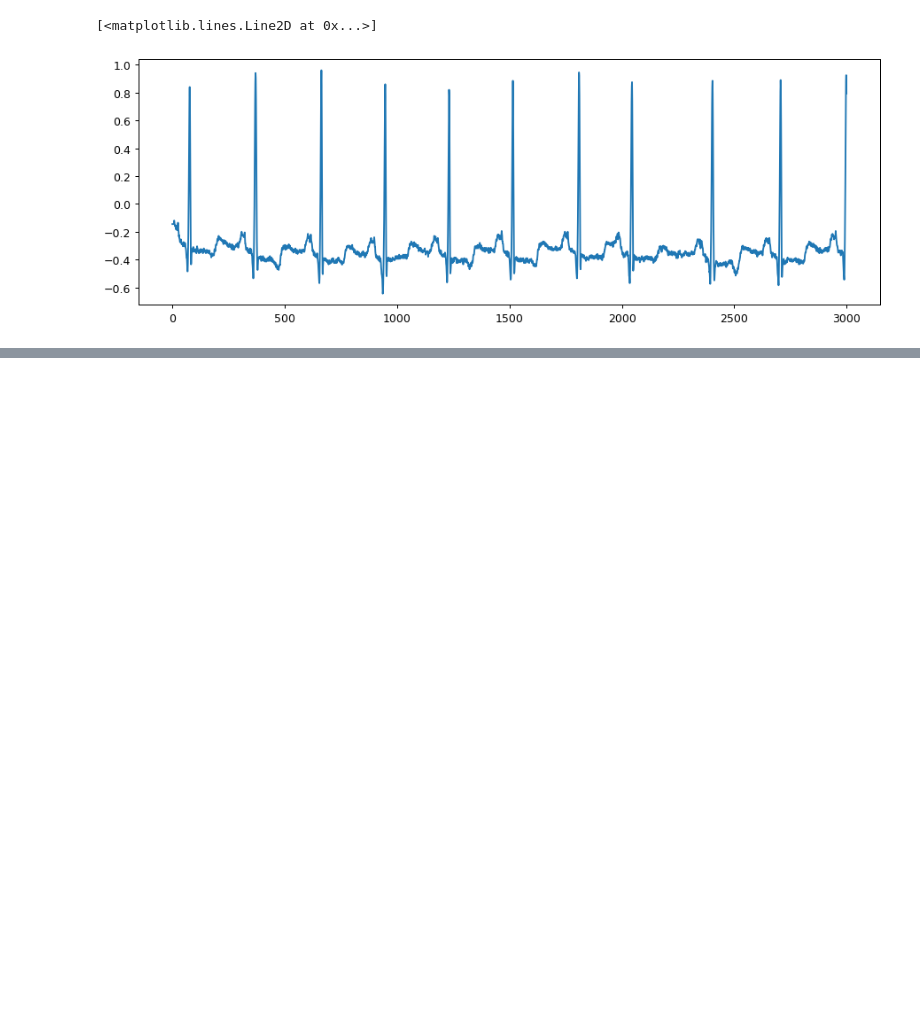
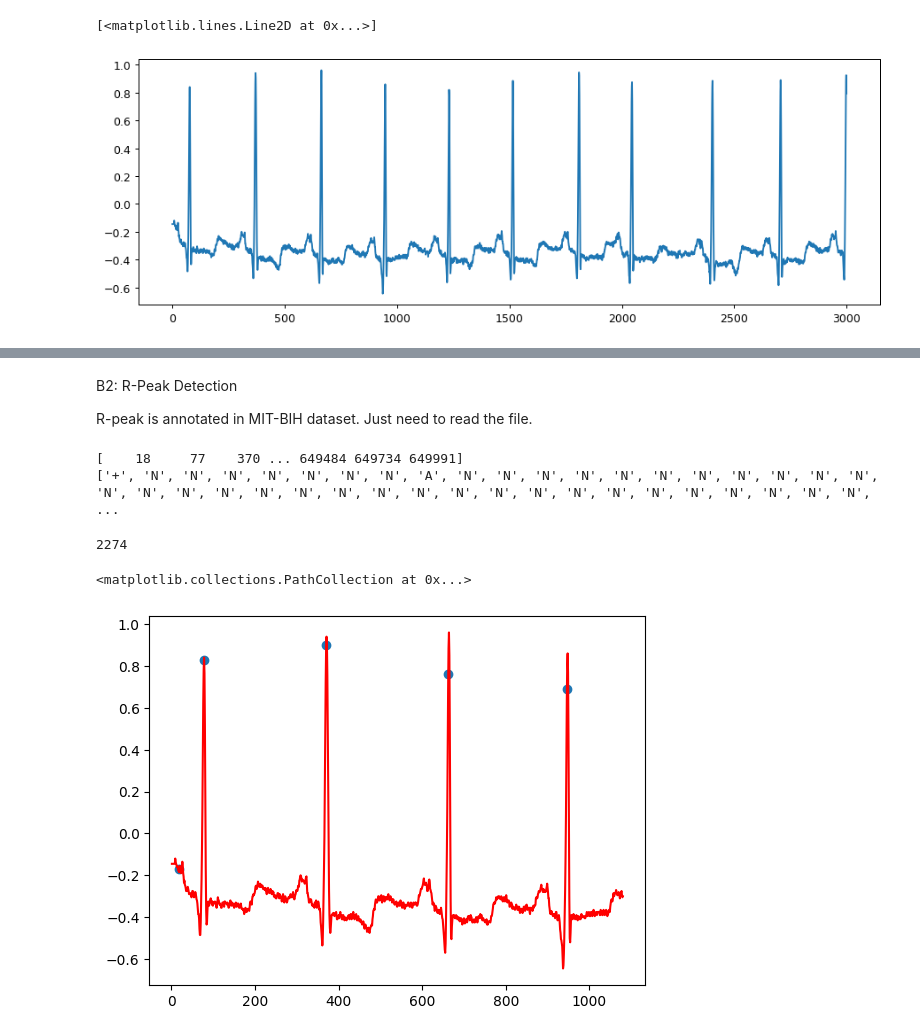
Before and after one commit to souptik4572/Sample_Arrhythmia_Classification, a Jupyter notebook: classification.ipynb, the cells around one changed output, grey strips where cells are left out. Drawn from its saved outputs; the diff is of its cells as text; code cells hidden in the pictures; blank space fills up the shorter version.

```diff
--- a/classification.ipynb
+++ b/classification.ipynb
@@ -53,0 +167,34 @@ plt.plot(a)
+# %% [markdown]
+B2: R-Peak Detection
+
+R-peak is annotated in MIT-BIH dataset. Just need to read the file.
+# %%
+# For exmaple, we extract '100' recording annotation
+annotation = wfdb.rdann(project_path + '100', 'atr')
+Rlocation = annotation.sample
+print(Rlocation)
+Rclass = annotation.symbol
+print(Rclass)
+# %% [output]
+[    18     77    370 ... 649484 649734 649991]
+['+', 'N', 'N', 'N', 'N', 'N', 'N', 'N', 'A', 'N', 'N', 'N', 'N', 'N', 'N', 'N', 'N', 'N', 'N', 'N', 'N', 'N', 'N', 'N', 'N', 'N', 'N', 'N', 'N', 'N', 'N', 'N', 'N', 'N', 'N', 'N', 'N', 'N', 'N', 'N', ...
+# %%
+len(annotation.symbol)
+# %% [output]
+2274
+# %%
+# R-peak ploting
+x = np.arange(1, 1081)
+
+n_peak =5
+r_peak_x = []
+r_peak_y = []
+for i in range(0, n_peak):
+  r_peak_x.append(Rlocation[i])
+  r_peak_y.append(rdata[Rlocation[i]])
+
+plt.plot(x, data[0:1080], color='red')
+plt.scatter(r_peak_x, r_peak_y)
+# %% [output]
+<matplotlib.collections.PathCollection at 0x...>
+[figure, added]
```
Also changed, not shown: parts of 12 cells of this notebook, 1 other file.
